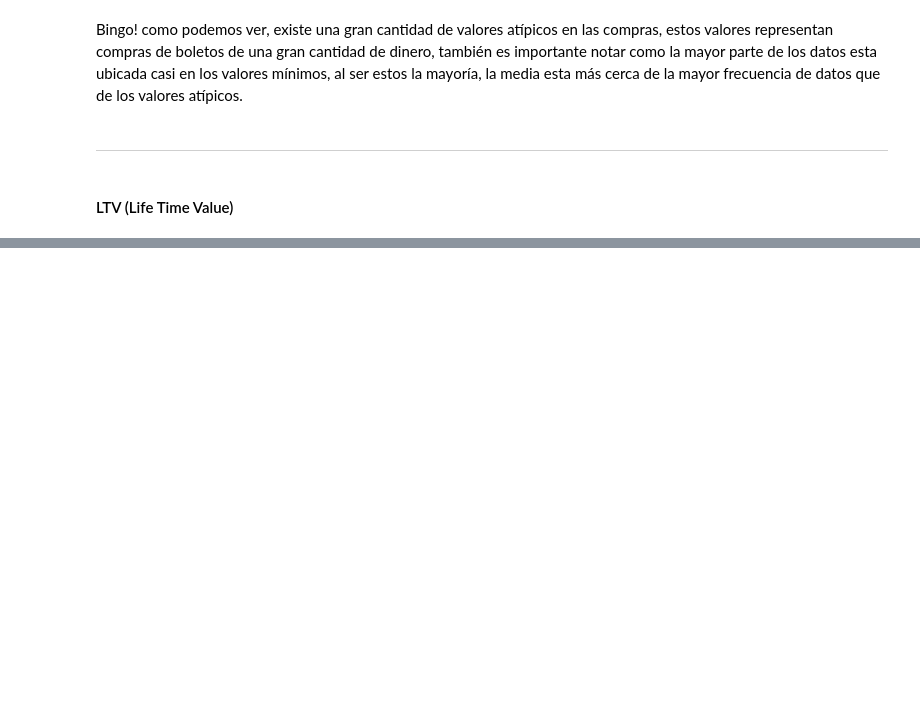
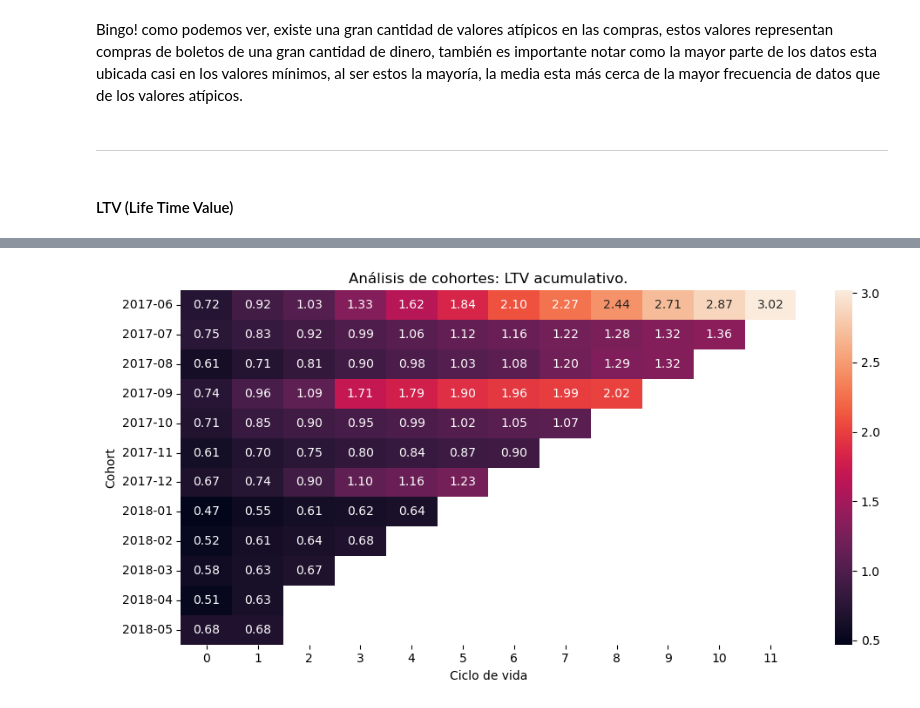
Before and after one commit to Sanlc10/showz_marketing_performance_analysis, a Jupyter notebook: Notebooks/EDA.ipynb, the cells around one changed output, grey strips where cells are left out. Drawn from its saved outputs; the diff is of its cells as text; code cells hidden in the pictures; blank space fills up the shorter version.

```diff
--- a/Notebooks/EDA.ipynb
+++ b/Notebooks/EDA.ipynb
@@ -468,0 +476,8 @@ ltv_per_user.head()
+# %%
+#Vamos a unir los dataframes.
+orders = pd.merge(orders_df, cohort, on='uid')
+orders['order_month'] = orders['buy_ts'].dt.to_period('M')
+
+#Ahora vamos a calcular el ciclo de vida.
+orders['cohort_index'] = (orders['order_month'] - orders['cohort_month']).apply(attrgetter('n'))
+orders.head()
@@ -468,0 +491,4 @@ ltv_per_user.head()
+# %%
+#Sumamos los ingresos por cohorte y ciclo de vida.
+cohort_revenue = orders.groupby(['cohort_month', 'cohort_index'])['revenue'].sum().reset_index()
+cohort_revenue.head()
@@ -468,0 +502,8 @@ ltv_per_user.head()
+# %%
+#Calculamos el número de usuarios por cohorte.
+cohort_users = cohort.groupby('cohort_month')['uid'].nunique()
+# %%
+ltv = cohort_revenue.pivot(index='cohort_month', columns='cohort_index', values='revenue')
+ltv = ltv.divide(cohort_users, axis=0)
+ltv_cumulative = ltv.cumsum(axis=1)
+ltv_cumulative
@@ -468,0 +525,11 @@ ltv_per_user.head()
+# %%
+#Vamos a crear un heatmap para visualizar la matriz.
+plt.figure(figsize=(10, 5))
+sns.heatmap(ltv_cumulative, annot=True, fmt='.2f', linecolor='black')
+plt.title('Análisis de cohortes: LTV acumulativo.')
+plt.xlabel('Ciclo de vida')
+plt.ylabel('Cohort')
+plt.tight_layout()
+plt.show()
+# %% [output]
+[figure, added]
```
Also changed, not shown: parts of 28 cells of this notebook.
